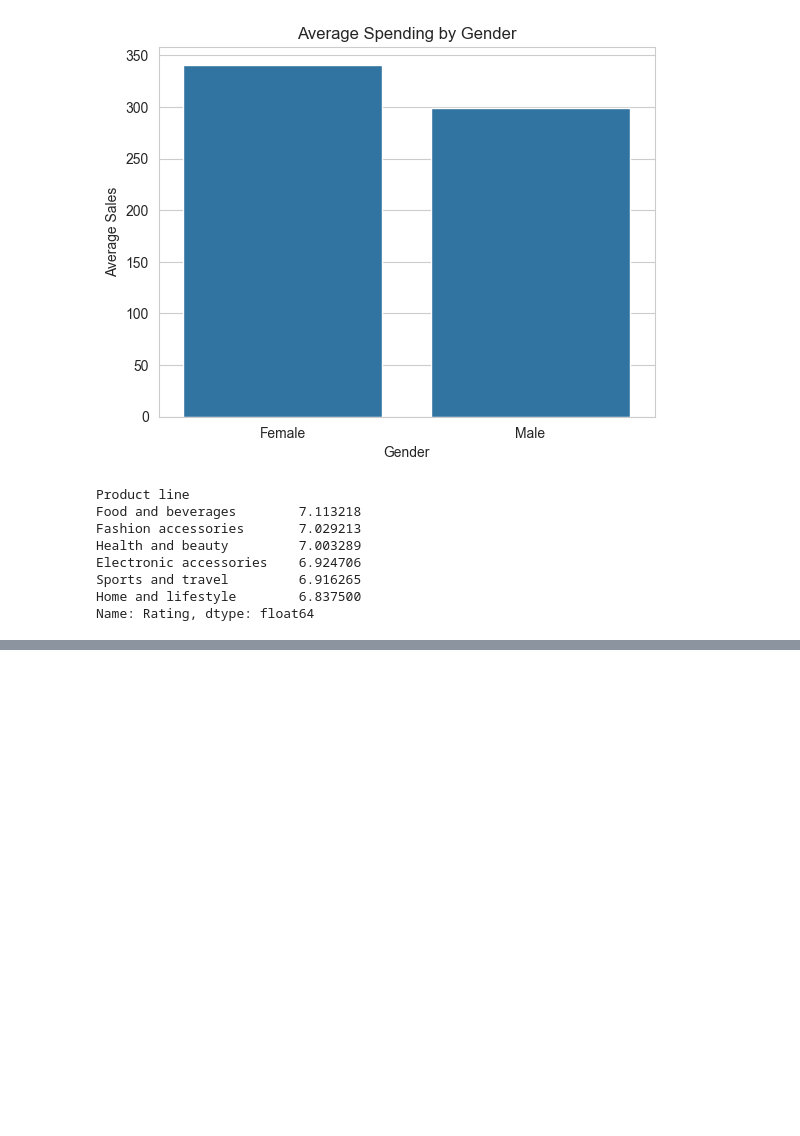
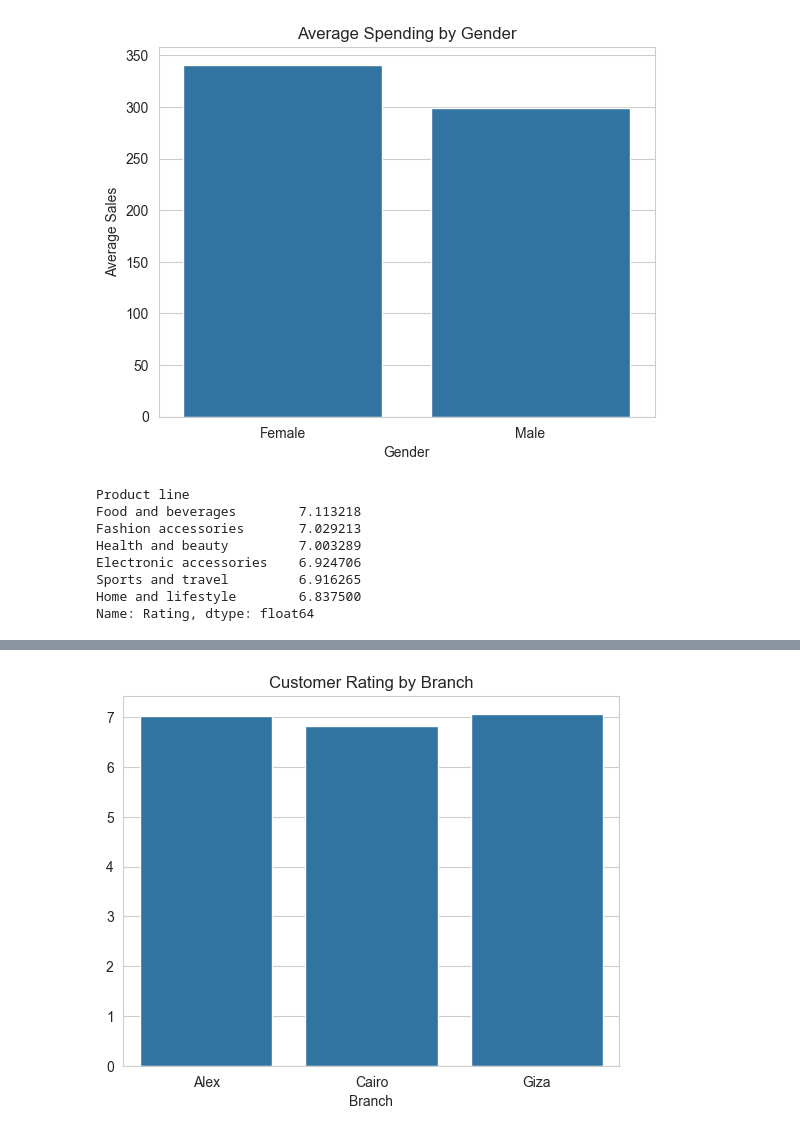
Before and after one commit to GL1TH/supermarket, a Jupyter notebook: Supermarket_project.ipynb, the cells around one changed output, grey strips where cells are left out. Saved outputs shown, nothing was run; the diff lists cells and outputs as text; code cells hidden in the pictures; blank space fills up the shorter version.

```diff
--- a/Supermarket_project.ipynb
+++ b/Supermarket_project.ipynb
@@ -328,0 +340,11 @@ Name: Rating, dtype: float64
+# %%
+## Rating by Branch
+rating_branch = df.groupby("Branch")["Rating"].mean()
+
+sns.barplot(x=rating_branch.index, y=rating_branch.values)
+
+plt.title("Customer Rating by Branch")
+
+plt.show()
+# %% [output]
+[figure, added]
```
Also changed, not shown: parts of 6 cells of this notebook.
